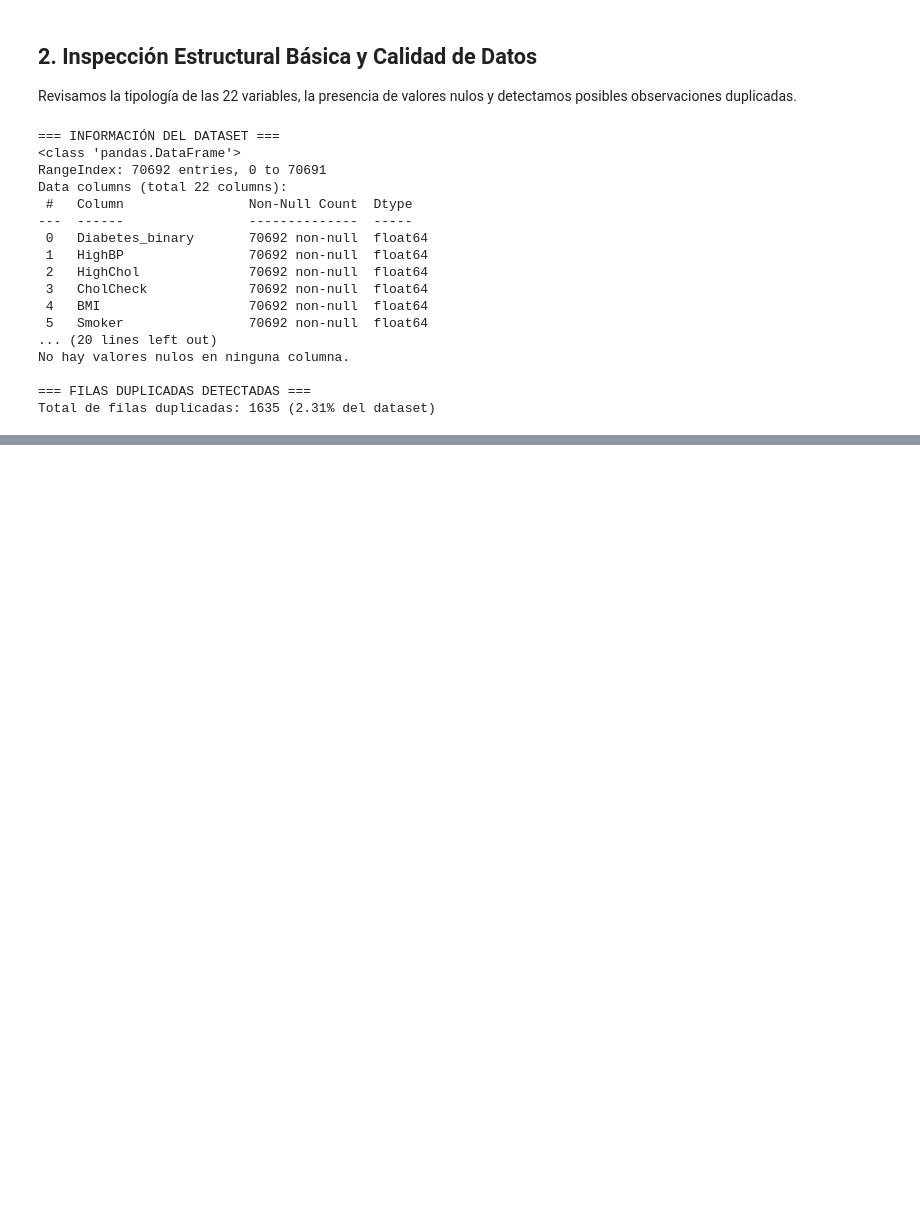
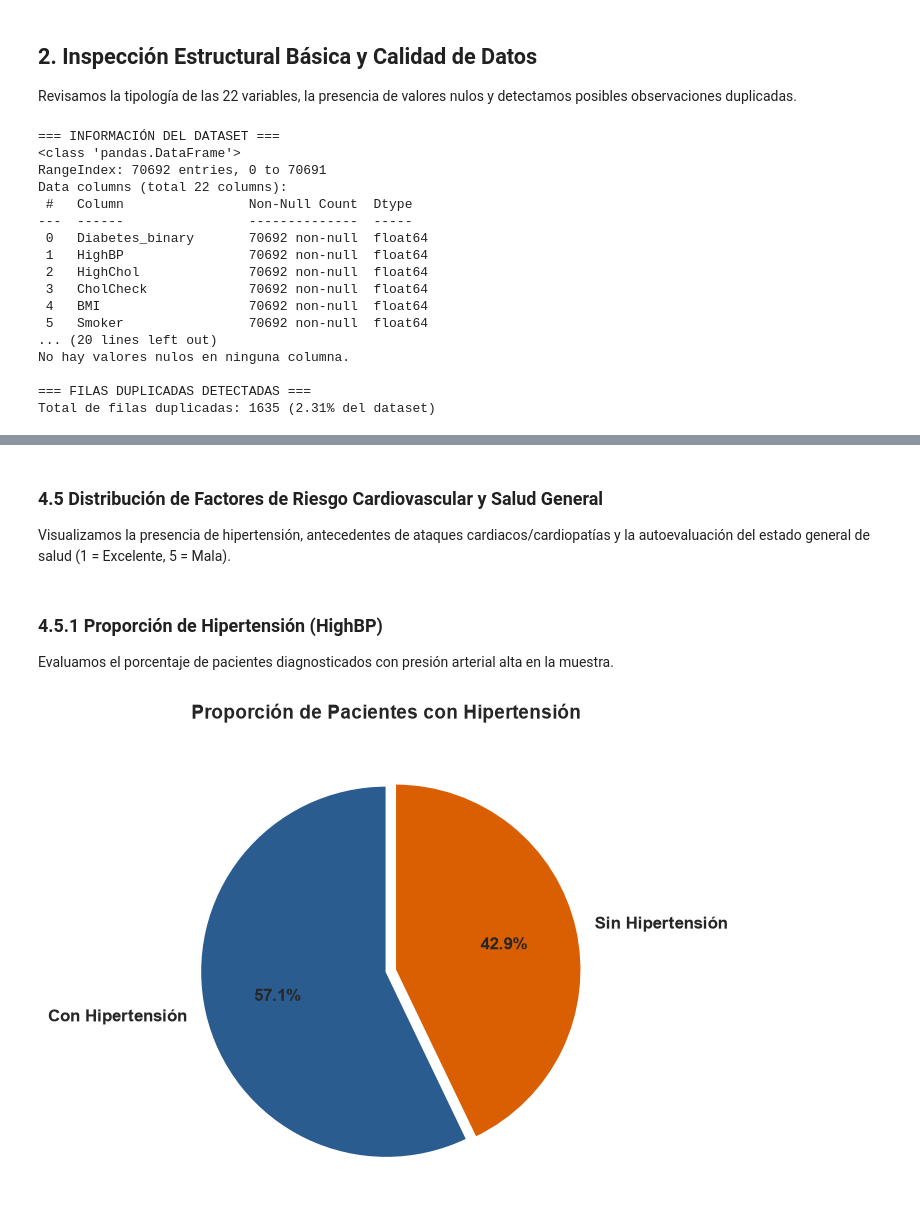
Before and after one commit to PDguezPgr/proyecto-eda-diabetes, a Jupyter notebook: eda_diabetes.ipynb, the cells around one changed output, grey strips where cells are left out. Saved outputs shown, nothing was run; the diff lists cells and outputs as text; code cells hidden in the pictures; blank space fills up the shorter version.

```diff
--- a/eda_diabetes.ipynb
+++ b/eda_diabetes.ipynb
@@ -187,0 +222,24 @@ Total de filas duplicadas: 1635 (2.31% del dataset)
+# %%
+# 1. Categoría de IMC (OMS)
+def categorizar_bmi(bmi):
+    if bmi < 18.5: return 'Bajo peso'
+    elif 18.5 <= bmi < 25: return 'Peso normal'
+    elif 25 <= bmi < 30: return 'Sobrepeso'
+    else: return 'Obesidad'
+
+df_clean['BMI_Cat'] = df_clean['BMI'].apply(categorizar_bmi) # Creacion de nueva columna BMI_Cat que asigna a cada paciente su estado nutricional. A partir de la función anterior y la aplica celda por celda a la columna BMI del DataFrame df_clean
+# 2. Etiqueta legible de Diabetes
+df_clean['Diabetes_Label'] = df_clean['Diabetes_binary'].map({0: 'No Diabetes', 1: 'Diabetes'})
+            #.map({...}): Sustituye cada valor codificado de la columna original Diabetes_binary según el diccionario especificado:
+            #El código 0 se convierte en 'No Diabetes'.
+            #El código 1 se convierte en 'Diabetes'.
+# 3. Grupos de Edad (BRFSS)
+mapa_edad = {
+    1: '18-24', 2: '25-29', 3: '30-34', 4: '35-39', 5: '40-44',
+    6: '45-49', 7: '50-54', 8: '55-59', 9: '60-64', 10: '65-69',
+    11: '70-74', 12: '75-79', 13: '80+'
+}
+df_clean['Age_Group'] = df_clean['Age'].map(mapa_edad)
+        #.map(mapa_edad): Mapea el número de la columna Age con su rango de edad real en años.
+        # Crea la columna Age_Group, lo que te permitirá analizar directamente la prevalencia de diabetes por rango etario real.
+df_clean[['BMI', 'BMI_Cat', 'Diabetes_binary', 'Diabetes_Label', 'Age', 'Age_Group']].head()
@@ -187,0 +386,20 @@ Total de filas duplicadas: 1635 (2.31% del dataset)
+# %% [markdown]
+### 4.5 Distribución de Factores de Riesgo Cardiovascular y Salud General
+Visualizamos la presencia de hipertensión, antecedentes de ataques cardiacos/cardiopatías y la autoevaluación del estado general de salud (1 = Excelente, 5 = Mala).
+# %% [markdown]
+### 4.5.1 Proporción de Hipertensión (HighBP)
+Evaluamos el porcentaje de pacientes diagnosticados con presión arterial alta en la muestra.
+# %%
+# Gráfico de Tarta: Hipertensión
+conteo_bp = df_clean['HighBP'].map({0: 'Sin Hipertensión', 1: 'Con Hipertensión'}).value_counts()
+
+plt.figure(figsize=(7, 7))
+plt.pie(conteo_bp, labels=conteo_bp.index, autopct='%1.1f%%', startangle=90,
+        colors=['#2b5c8f', '#d95f02'], explode=(0, 0.05),
+        textprops={'fontsize': 12, 'weight': 'bold'})
+
+plt.title('Proporción de Pacientes con Hipertensión', fontsize=14, fontweight='bold', pad=15)
+plt.tight_layout()
+plt.show()
+# %% [output]
+[figure, added]
```
Also changed, not shown: parts of 18 cells of this notebook, 1 other file.
